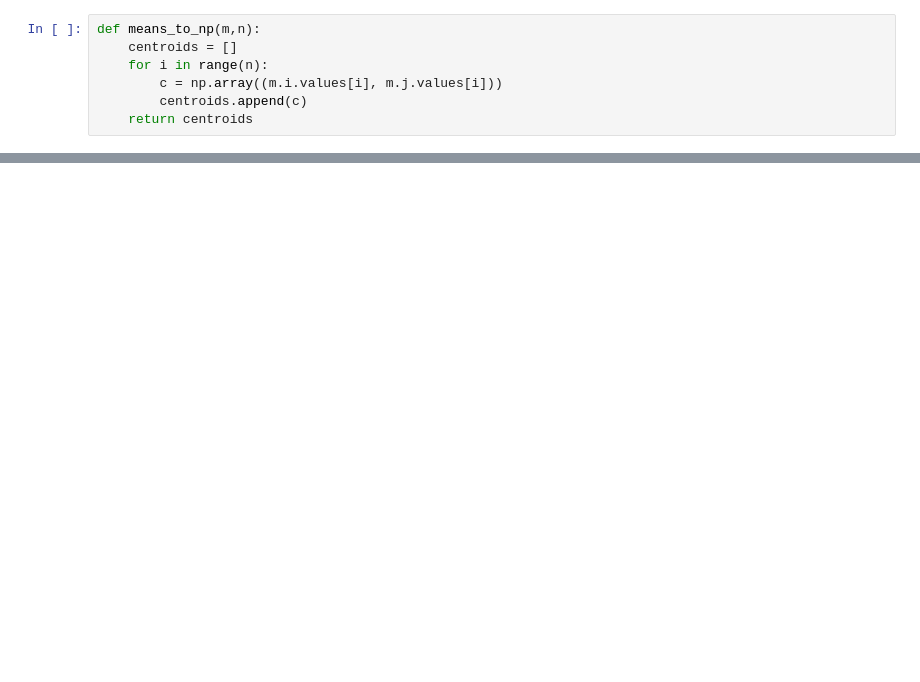
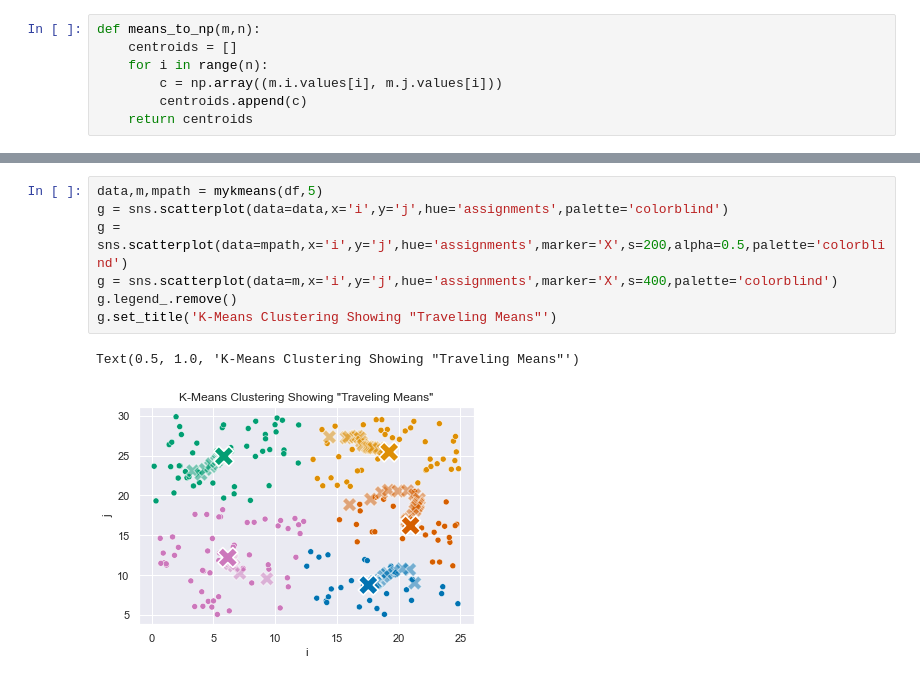
Before and after one commit to LiviReka/Optimization_assignments, a Jupyter notebook: kmeans.ipynb, the cells around one changed output, grey strips where cells are left out. Saved outputs shown, nothing was run; the diff lists cells and outputs as text; blank space fills up the shorter version.

```diff
--- a/kmeans.ipynb
+++ b/kmeans.ipynb
@@ -101,0 +116,10 @@ def means_to_np(m,n):
+# %%
+data,m,mpath = mykmeans(df,5)
+g = sns.scatterplot(data=data,x='i',y='j',hue='assignments',palette='colorblind')
+g = sns.scatterplot(data=mpath,x='i',y='j',hue='assignments',marker='X',s=200,alpha=0.5,palette='colorblind')
+g = sns.scatterplot(data=m,x='i',y='j',hue='assignments',marker='X',s=400,palette='colorblind')
+g.legend_.remove()
+g.set_title('K-Means Clustering Showing "Traveling Means"')
+# %% [output]
+Text(0.5, 1.0, 'K-Means Clustering Showing "Traveling Means"')
+[figure, added]
```
Also changed, not shown: parts of 14 cells of this notebook.
